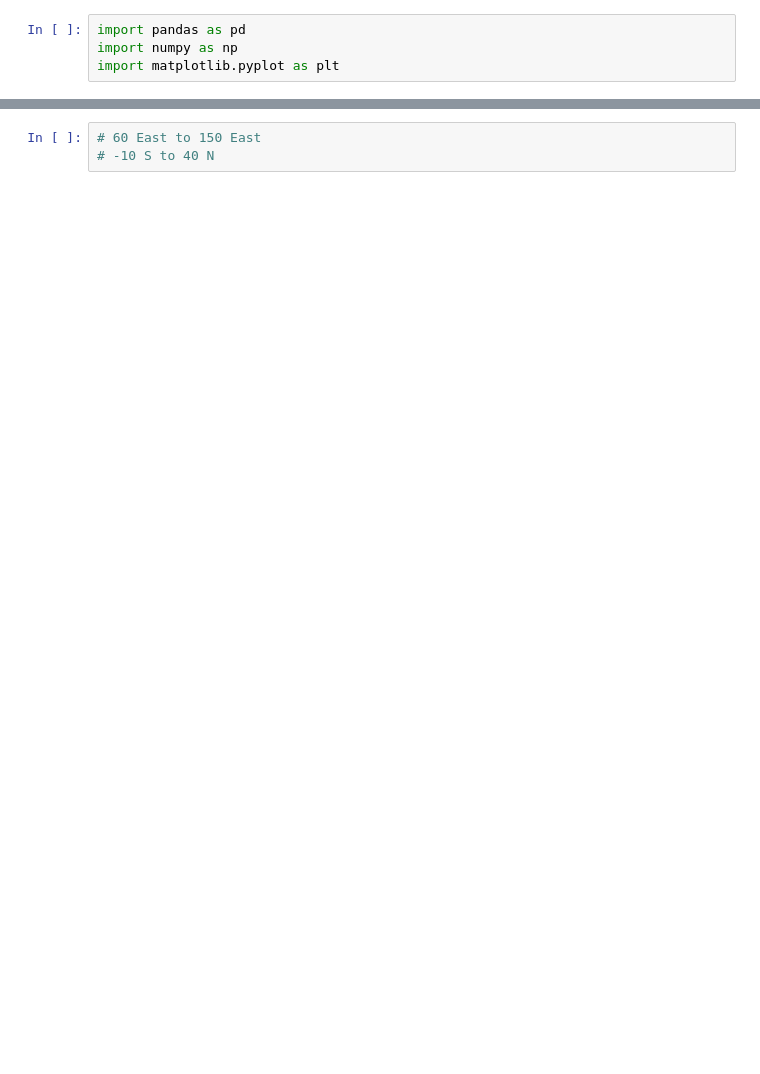
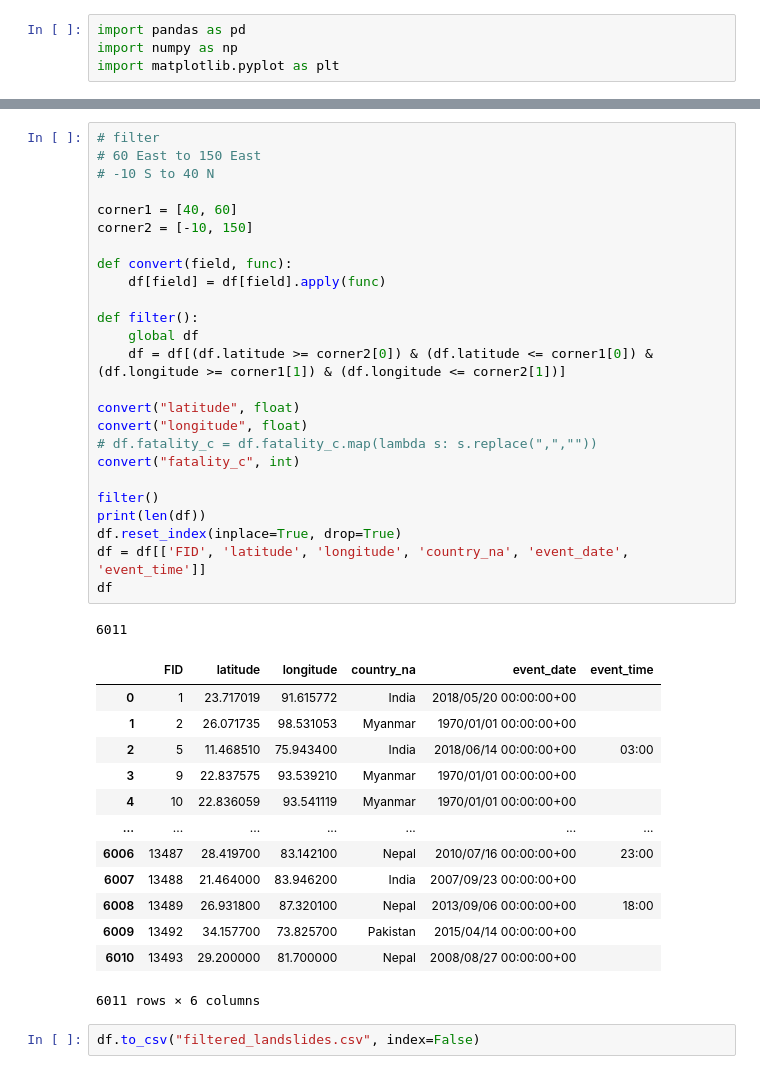
Before and after one commit to Landslide-Analytics-System/GLAS, a Jupyter notebook: data/landslide_catalog/experiments.ipynb, the cells around one changed output, grey strips where cells are left out. Drawn from its saved outputs; the diff is of its cells as text; blank space fills up the shorter version.

Commit message:
added filtering code in experiments.ipynb

```diff
--- a/data/landslide_catalog/experiments.ipynb
+++ b/data/landslide_catalog/experiments.ipynb
@@ -51,3 +52,42 @@ plt.show()
-# %%
-# 60 East to 150 East
-# -10 S to 40 N
+# %%
+# filter
+# 60 East to 150 East
+# -10 S to 40 N
+
+corner1 = [40, 60]
+corner2 = [-10, 150]
+
+def convert(field, func):
+    df[field] = df[field].apply(func)
+
+def filter():
+    global df
+    df = df[(df.latitude >= corner2[0]) & (df.latitude <= corner1[0]) & (df.longitude >= corner1[1]) & (df.longitude <= corner2[1])]
+
+convert("latitude", float)
+convert("longitude", float)
+# df.fatality_c = df.fatality_c.map(lambda s: s.replace(",",""))
+convert("fatality_c", int)
+
+filter()
+print(len(df))
+df.reset_index(inplace=True, drop=True)
+df = df[['FID', 'latitude', 'longitude', 'country_na', 'event_date', 'event_time']]
+df
+# %% [output]
+6011
+|  | FID | latitude | longitude | country_na | event_date | event_time |
+| 0 | 1 | 23.717019 | 91.615772 | India | 2018/05/20 00:00:00+00 |  |
+| 1 | 2 | 26.071735 | 98.531053 | Myanmar | 1970/01/01 00:00:00+00 |  |
+| 2 | 5 | 11.468510 | 75.943400 | India | 2018/06/14 00:00:00+00 | 03:00 |
+| 3 | 9 | 22.837575 | 93.539210 | Myanmar | 1970/01/01 00:00:00+00 |  |
+| 4 | 10 | 22.836059 | 93.541119 | Myanmar | 1970/01/01 00:00:00+00 |  |
+| ... | ... | ... | ... | ... | ... | ... |
+| 6006 | 13487 | 28.419700 | 83.142100 | Nepal | 2010/07/16 00:00:00+00 | 23:00 |
+| 6007 | 13488 | 21.464000 | 83.946200 | India | 2007/09/23 00:00:00+00 |  |
+| 6008 | 13489 | 26.931800 | 87.320100 | Nepal | 2013/09/06 00:00:00+00 | 18:00 |
+| 6009 | 13492 | 34.157700 | 73.825700 | Pakistan | 2015/04/14 00:00:00+00 |  |
+| 6010 | 13493 | 29.200000 | 81.700000 | Nepal | 2008/08/27 00:00:00+00 |  |
+6011 rows × 6 columns
+# %%
+df.to_csv("filtered_landslides.csv", index=False)
```
Also changed, not shown: parts of 5 cells of this notebook, 3 other files.
